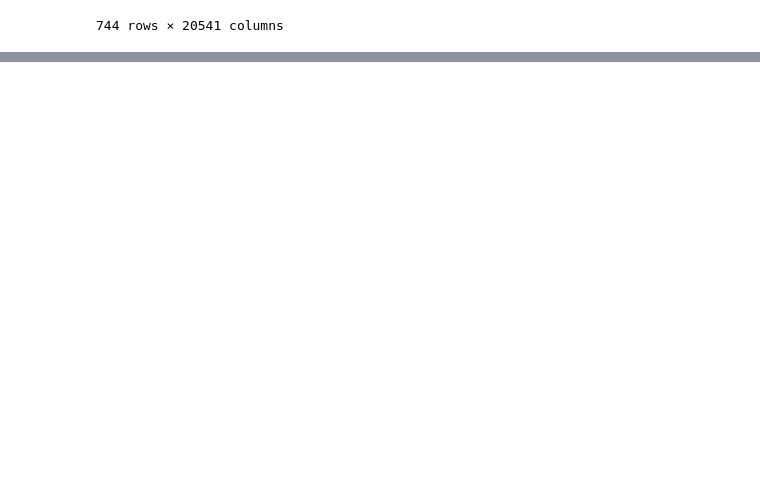
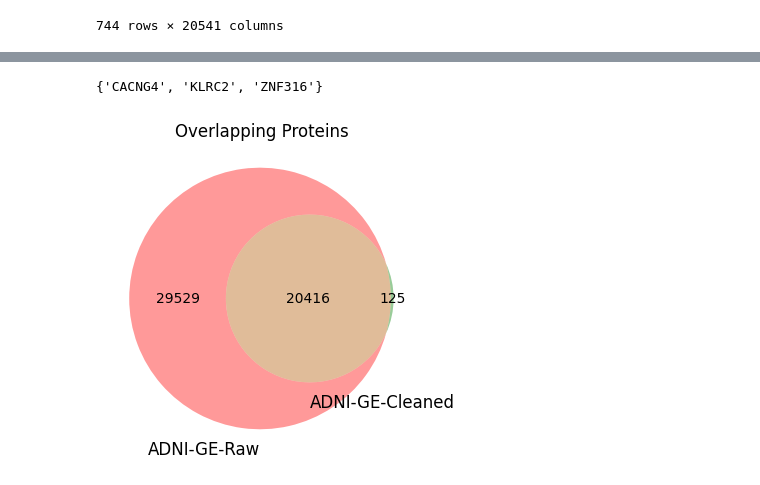
Before and after one commit to Xiaoxuan-Yu-ty/HybridKG, a Jupyter notebook: CLEP_repeat/repeat_resource.ipynb, the cells around one changed output, grey strips where cells are left out. Drawn from its saved outputs; the diff is of its cells as text; code cells hidden in the pictures; blank space fills up the shorter version.

```diff
--- a/CLEP_repeat/repeat_resource.ipynb
+++ b/CLEP_repeat/repeat_resource.ipynb
@@ -105,0 +187,11 @@ exp_df.T
+# %%
+common_cleaned_ppi = PPI_Proteins & set(exp_df.T.columns)
+common_raw_ppi = PPI_Proteins & GE_clep
+difference_prs = common_cleaned_ppi - common_raw_ppi
+difference_prs
+# %% [output]
+{'CACNG4', 'KLRC2', 'ZNF316'}
+# %%
+plot_venn(GE_clep, set(exp_df.columns), 'ADNI-GE-Raw', 'ADNI-GE-Cleaned')
+# %% [output]
+[figure, added]
```
Also changed, not shown: parts of 31 cells of this notebook, 6 other files.
